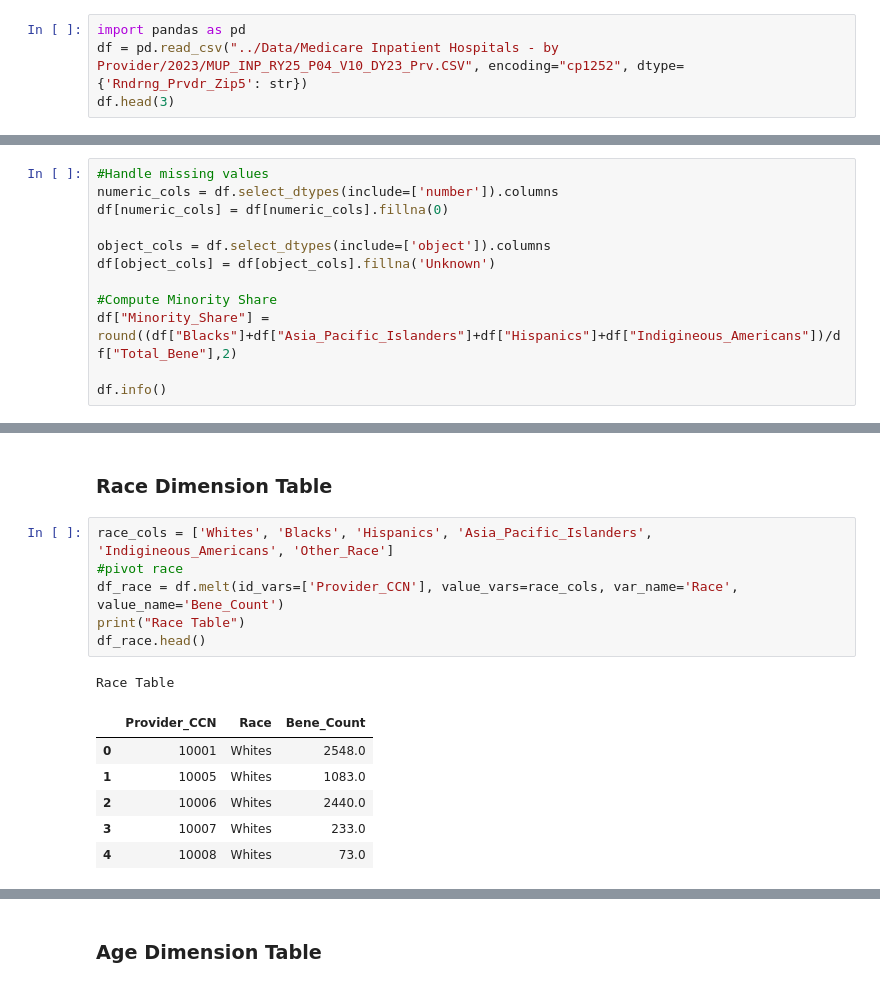
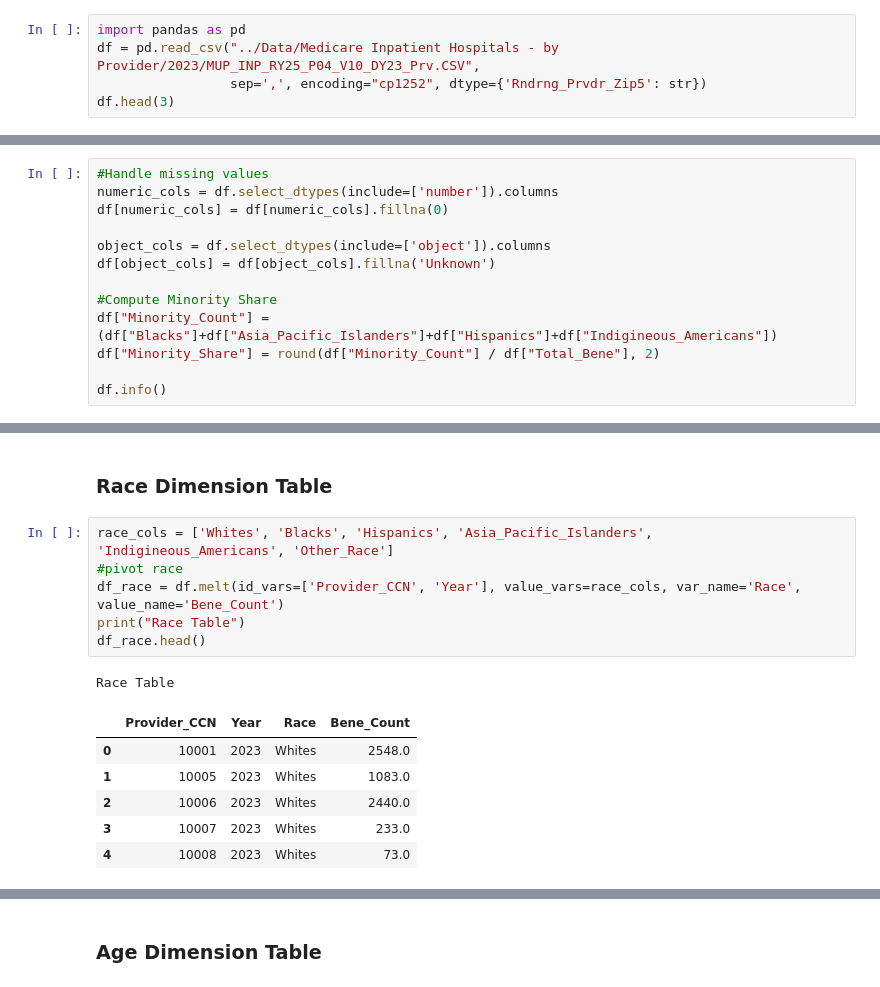
Before and after one commit to swamini-21/cms-medicare-analysis, a Jupyter notebook: notebooks/ETL_Pipeline.ipynb, the cells around one changed output, grey strips where cells are left out. Cells and saved outputs as stored; diff of their text form.

```diff
--- a/notebooks/ETL_Pipeline.ipynb
+++ b/notebooks/ETL_Pipeline.ipynb
@@ -30,7 +30,8 @@ Extracting Medicare Inpatient Hospitals - by Provider/2023/MUP_INP_RY25_P04_V10_
 Success! File saved at: ../Data\Medicare Inpatient Hospitals - by Provider/2023/MUP_INP_RY25_P04_V10_DY23_Prv.CSV
 # %%
 import pandas as pd
-df = pd.read_csv("../Data/Medicare Inpatient Hospitals - by Provider/2023/MUP_INP_RY25_P04_V10_DY23_Prv.CSV", encoding="cp1252", dtype={'Rndrng_Prvdr_Zip5': str})
+df = pd.read_csv("../Data/Medicare Inpatient Hospitals - by Provider/2023/MUP_INP_RY25_P04_V10_DY23_Prv.CSV",
+                 sep=',', encoding="cp1252", dtype={'Rndrng_Prvdr_Zip5': str})
 df.head(3)
 # %% [output]
 |  | Rndrng_Prvdr_CCN | Rndrng_Prvdr_Org_Name | Rndrng_Prvdr_St | Rndrng_Prvdr_City | Rndrng_Prvdr_Zip5 | ... |
@@ -132,7 +217,8 @@ object_cols = df.select_dtypes(include=['object']).columns
 df[object_cols] = df[object_cols].fillna('Unknown')
 
 #Compute Minority Share
-df["Minority_Share"] = round((df["Blacks"]+df["Asia_Pacific_Islanders"]+df["Hispanics"]+df["Indigineous_Americans"])/df["Total_Bene"],2)
+df["Minority_Count"] = (df["Blacks"]+df["Asia_Pacific_Islanders"]+df["Hispanics"]+df["Indigineous_Americans"])
+df["Minority_Share"] = round(df["Minority_Count"] / df["Total_Bene"], 2)
 
 df.info()
 # %% [output]
@@ -359,17 +446,17 @@ memory usage: 145.1+ KB
 # %%
 race_cols = ['Whites', 'Blacks', 'Hispanics', 'Asia_Pacific_Islanders', 'Indigineous_Americans', 'Other_Race']
 #pivot race
-df_race = df.melt(id_vars=['Provider_CCN'], value_vars=race_cols, var_name='Race', value_name='Bene_Count')
+df_race = df.melt(id_vars=['Provider_CCN', 'Year'], value_vars=race_cols, var_name='Race', value_name='Bene_Count')
 print("Race Table")
 df_race.head()
 # %% [output]
 Race Table
-|  | Provider_CCN | Race | Bene_Count |
-| 0 | 10001 | Whites | 2548.0 |
-| 1 | 10005 | Whites | 1083.0 |
-| 2 | 10006 | Whites | 2440.0 |
-| 3 | 10007 | Whites | 233.0 |
-| 4 | 10008 | Whites | 73.0 |
+|  | Provider_CCN | Year | Race | Bene_Count |
+| 0 | 10001 | 2023 | Whites | 2548.0 |
+| 1 | 10005 | 2023 | Whites | 1083.0 |
+| 2 | 10006 | 2023 | Whites | 2440.0 |
+| 3 | 10007 | 2023 | Whites | 233.0 |
+| 4 | 10008 | 2023 | Whites | 73.0 |
 # %%
 df_race.info()
 # %% [output]
```
Also changed, not shown: parts of 37 cells of this notebook, 2 other files.
